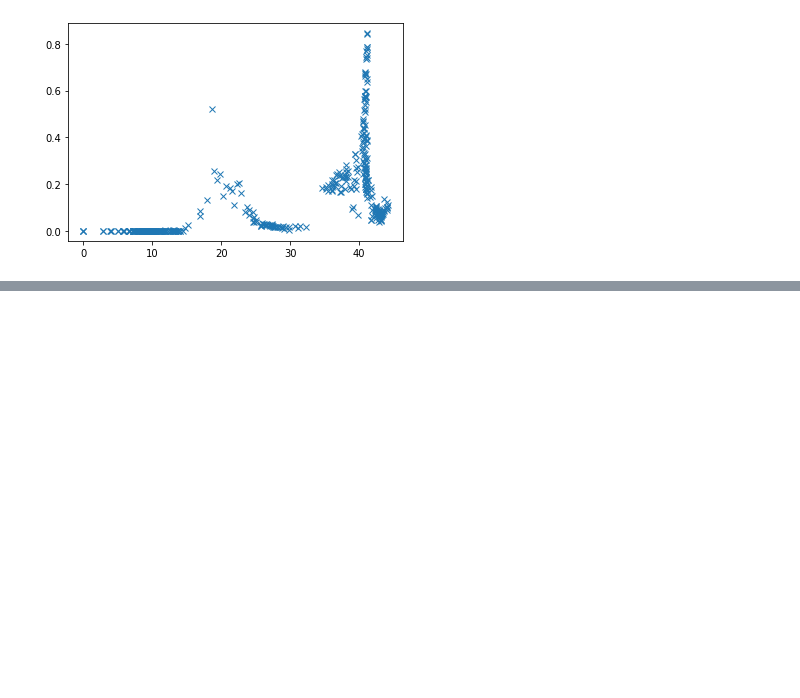
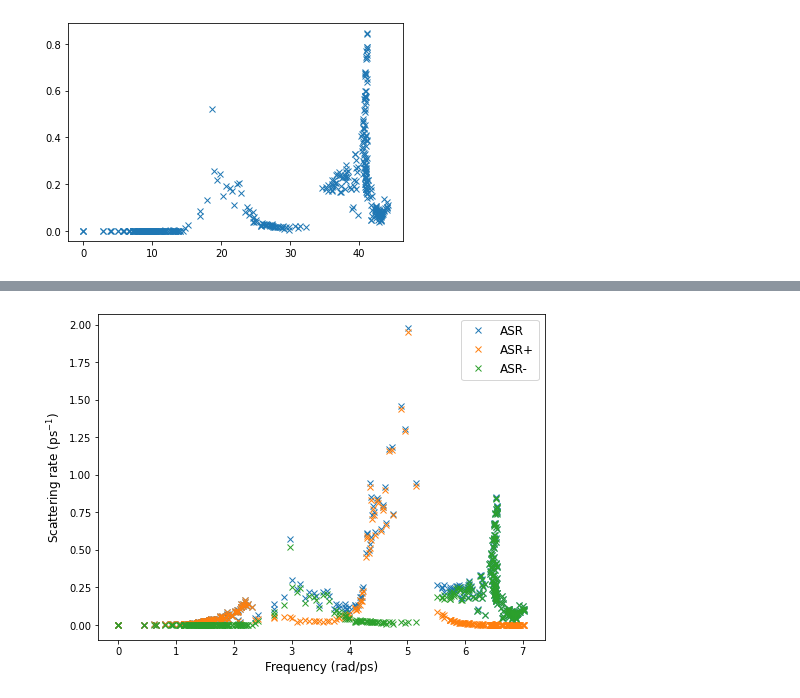
Before and after one commit to sampad95/ShengBTE_data-plotting_code, a Jupyter notebook: Scattering_ratevsFrequency.ipynb, the cells around one changed output, grey strips where cells are left out. Cells and saved outputs as stored; diff of their text form; code cells hidden in the pictures; blank space fills up the shorter version.

```diff
--- a/Scattering_ratevsFrequency.ipynb
+++ b/Scattering_ratevsFrequency.ipynb
@@ -55 +55,13 @@ plt.show()
+# %%
+plt.figure(figsize=(8,6))
+plt.plot(f1[:,0]/6.28,f1[:,1],"x",label="ASR")
+plt.plot(f2[:,0]/6.28,f2[:,1],"x",label="ASR+")
+plt.plot(f3[:,0]/6.28,f3[:,1],"x",label="ASR-")
+plt.legend(loc=1,fontsize=12)
+plt.xlabel('Frequency (rad/ps)',size=12)
+plt.ylabel('Scattering rate (ps$^{-1})$',size=12)
+#plt.show()
+plt.savefig('Scattering_ratevsFrequency-1.png',dpi=500)
+# %% [output]
+[figure, added]
 # %%
```
Also changed, not shown: parts of 2 cells of this notebook, 1 other file.
